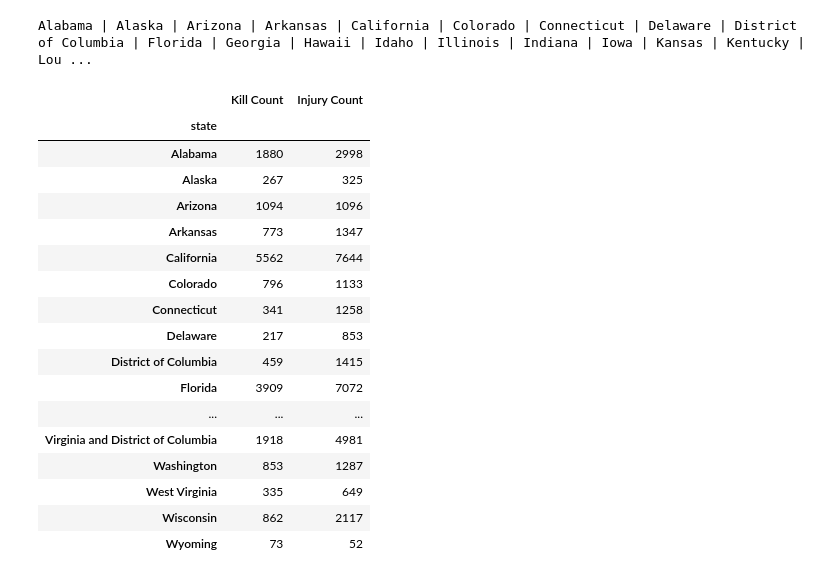
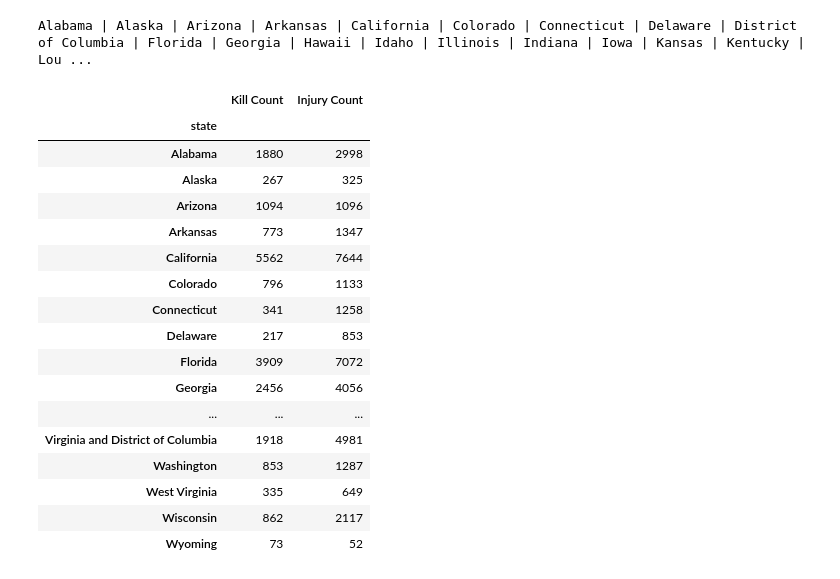
Before and after one commit to Kevin-McConchie/Project-1-Group-2, a Jupyter notebook: gun_violence.ipynb, the cells around one changed output. Drawn from its saved outputs; the diff is of its cells as text; code cells hidden in the pictures.

```diff
--- a/gun_violence.ipynb
+++ b/gun_violence.ipynb
@@ -38,35 +38,38 @@ kill_sum = state_casualties["n_killed"].sum()
 
 # injured totals for plotting purposes
 injury_sum = state_casualties["n_injured"].sum()
 
 # create data frame of kills and injuries by state for plotting
 casualty_sum = pd.DataFrame({"Kill Count":kill_sum,
     "Injury Count":injury_sum})
 
 # combine District of Columbia and Virginia since DC isn't a state
 VirginaDC = casualty_sum.loc[['District of Columbia', 'Virginia']].sum()
 VirginaDC.name="Virginia and District of Columbia"
 
 # Add New Virginia total to data frame
 casualty_sum = casualty_sum.append(VirginaDC)
 
+# drop disctrict of Columbia from and Virginia since from df
+casualty_sum.drop(["Virginia", 'District of Columbia',], inplace = True )
+
 # sort the data frame so that its alpabetically correct
 casualty_sum = casualty_sum.sort_index(ascending=True)
 
 casualty_sum
 # %% [output]
 |  | Kill Count | Injury Count |
 | state |  |  |
 | Alabama | 1880 | 2998 |
 | Alaska | 267 | 325 |
 | Arizona | 1094 | 1096 |
 | Arkansas | 773 | 1347 |
 | California | 5562 | 7644 |
 | Colorado | 796 | 1133 |
 | Connecticut | 341 | 1258 |
 | Delaware | 217 | 853 |
-| District of Columbia | 459 | 1415 |
 | Florida | 3909 | 7072 |
+| Georgia | 2456 | 4056 |
 | ... | ... | ... |
 | Virginia and District of Columbia | 1918 | 4981 |
 | Washington | 853 | 1287 |
```
Also changed, not shown: parts of 8 cells of this notebook, 3 other files.
